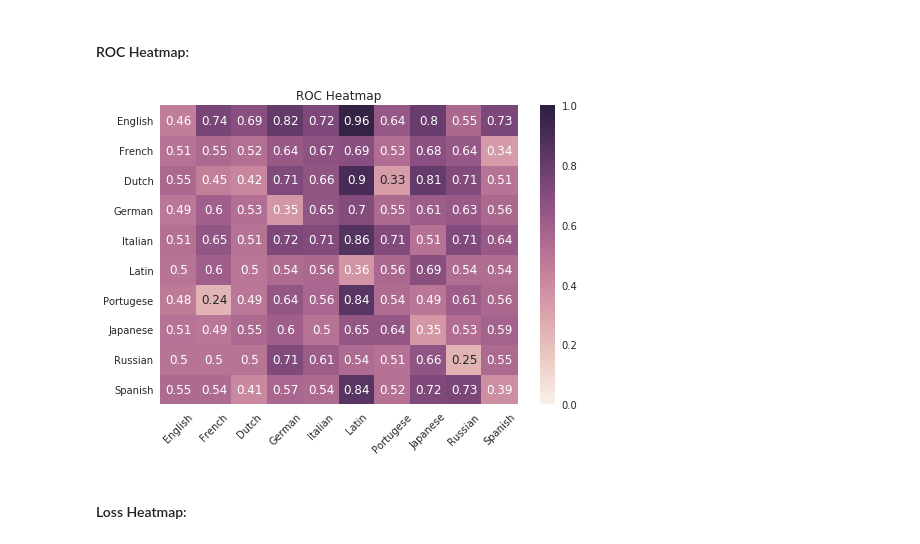
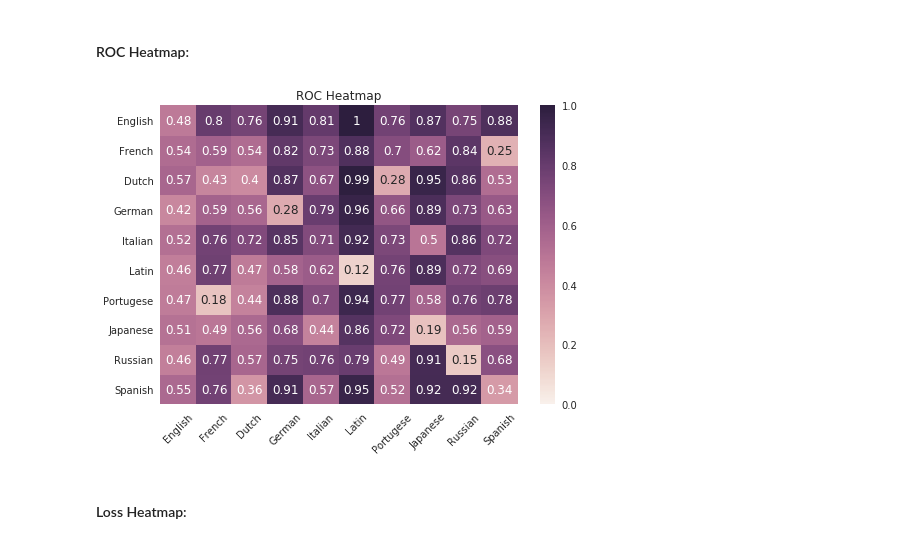
Before and after one commit to ad1m/Language_Detection, a Jupyter notebook: CS 6240 - Project 2 - Language Detection - Extra Credit.ipynb, the cells around one changed output. Drawn from its saved outputs; the diff is of its cells as text; code cells hidden in the pictures.

```diff
--- a/CS 6240 - Project 2 - Language Detection - Extra Credit.ipynb
+++ b/CS 6240 - Project 2 - Language Detection - Extra Credit.ipynb
@@ -420,12 +420,12 @@ Russian - Portugese ROC: 0.485850
 <h4>ROC Heatmap:</h4>
 # %%
 sns.set()
-ax = sns.heatmap(all_roc, vmin=0, vmax=1, annot=True, yticklabels=language_names, xticklabels=language_names)
+ax = sns.heatmap(all_roc_list, vmin=0, vmax=1, annot=True, yticklabels=language_names, xticklabels=language_names)
 plt.xticks(rotation=45)
 plt.title("ROC Heatmap")
 sns.plt.show()
 # %% [output]
-[figure, old version]
+[figure, new version]
 # %% [markdown]
 <h4>Loss Heatmap:</h4>
 # %%
```
Also changed, not shown: parts of 4 cells of this notebook.
